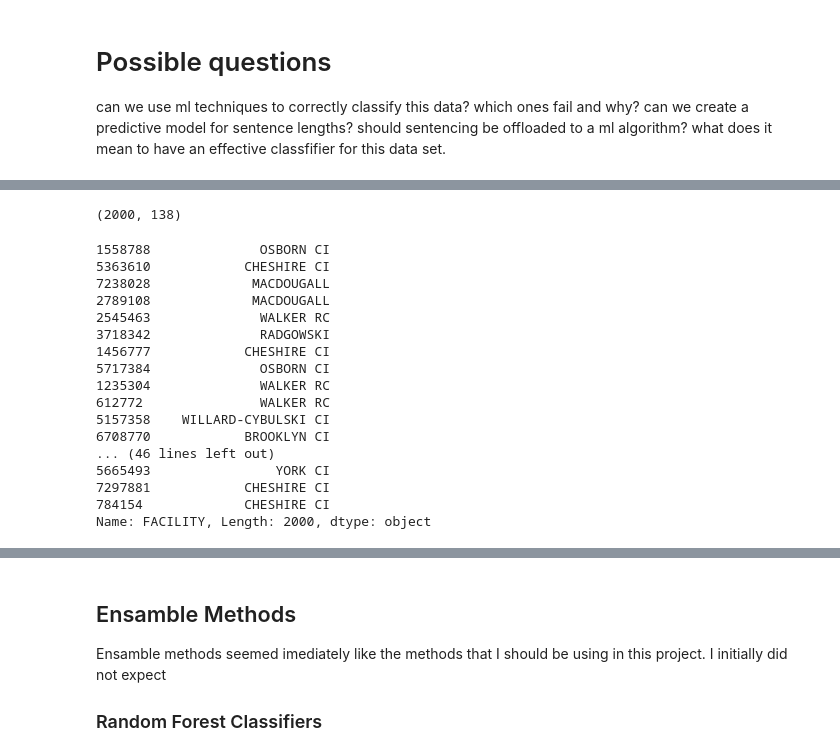
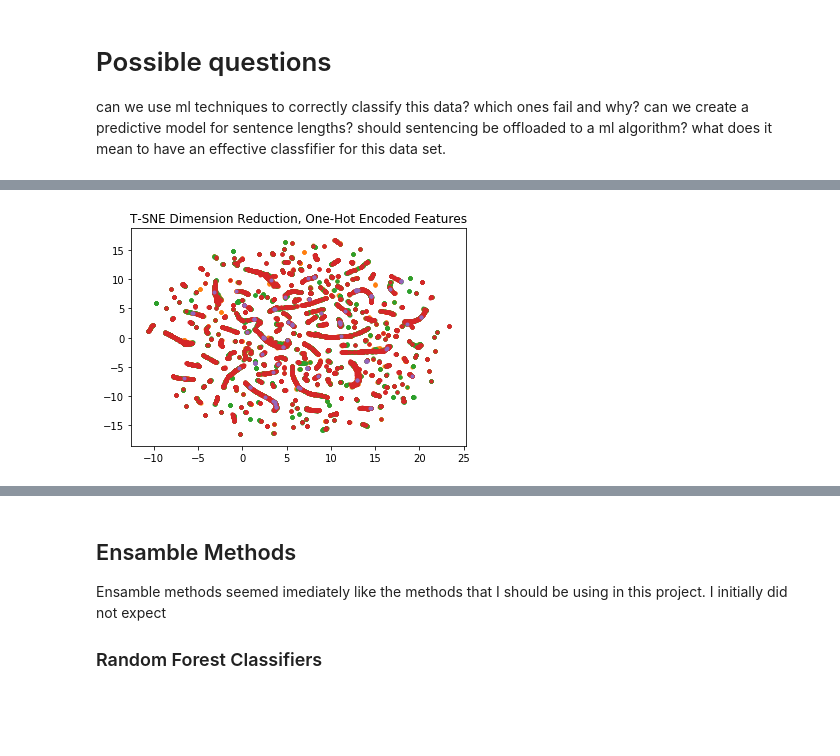
Before and after one commit to EthanMWalker/incarceration_research, a Jupyter notebook: ml/ETHANWALKER-404-FinalProject.ipynb, the cells around one changed output, grey strips where cells are left out. Cells and saved outputs as stored; diff of their text form; code cells hidden in the pictures; blank space fills up the shorter version.

```diff
--- a/ml/ETHANWALKER-404-FinalProject.ipynb
+++ b/ml/ETHANWALKER-404-FinalProject.ipynb
@@ -120,59 +120,39 @@ plt.show()
 # %%
-samp = df.sample(2000).copy()
+samp = df.sample(20000).copy()
 samp.RACE = pd.factorize(samp['RACE'])[0] + 1
 gender = pd.get_dummies(samp.GENDER).drop('F',axis=1)
 offense = pd.get_dummies(samp.OFFENSE).drop('POSSESSION OF NARCOTICS',axis=1)
 det = pd.get_dummies(samp.DETAINER).drop('IMMIGRATION',axis=1)
 fac = pd.get_dummies(samp.FACILITY).drop('MACDOUGALL',axis=1)
 samp_y = samp.RACE
 samp_X = pd.concat(
     [
         samp[['AGE','SENTENCE DAYS']],
-        gender, offense, det
+        gender, offense, det, fac
     ], axis = 1
 )
-print(samp_X.shape)
-# p = 30
+
+p = 30
 
 
-# reducer = umap.UMAP()
-# X = reducer.fit_transform(samp_X)
+reducer = umap.UMAP()
+X = reducer.fit_transform(samp_X)
 
-# mask0 = samp_y == 0
-# mask1 = samp_y == 1
-# mask2 = samp_y == 2
-# mask3 = samp_y == 3
-# mask4 = samp_y == 4
-# plt.scatter(X[:,0][mask0],X[:,1][mask0],marker='.')
-# plt.scatter(X[:,0][mask1],X[:,1][mask1],marker='.')
-# plt.scatter(X[:,0][mask2],X[:,1][mask2],marker='.')
-# plt.scatter(X[:,0][mask3],X[:,1][mask3],marker='.')
-# plt.scatter(X[:,0][mask4],X[:,1][mask4],marker='.')
-# plt.title('T-SNE Dimension Reduction')
-
-# plt.show()
+mask0 = samp_y == 0
+mask1 = samp_y == 1
+mask2 = samp_y == 2
+mask3 = samp_y == 3
+mask4 = samp_y == 4
+plt.scatter(X[:,0][mask0],X[:,1][mask0],marker='.')
+plt.scatter(X[:,0][mask1],X[:,1][mask1],marker='.')
+plt.scatter(X[:,0][mask2],X[:,1][mask2],marker='.')
+plt.scatter(X[:,0][mask3],X[:,1][mask3],marker='.')
+plt.scatter(X[:,0][mask4],X[:,1][mask4],marker='.')
+plt.title('T-SNE Dimension Reduction, One-Hot Encoded Features')
+plt.savefig('./images/TSNE2.pdf',bbox_inches='tight')
+plt.show()
 # %% [output]
-(2000, 138)
+[figure, added]
-# %%
-samp.FACILITY
-# %% [output]
-1558788              OSBORN CI
-5363610            CHESHIRE CI
-7238028             MACDOUGALL
-2789108             MACDOUGALL
-2545463              WALKER RC
-3718342              RADGOWSKI
-1456777            CHESHIRE CI
-5717384              OSBORN CI
-1235304              WALKER RC
-612772               WALKER RC
-5157358    WILLARD-CYBULSKI CI
-6708770            BROOKLYN CI
-... (46 lines left out)
-5665493                YORK CI
-7297881            CHESHIRE CI
-784154             CHESHIRE CI
-Name: FACILITY, Length: 2000, dtype: object
 # %%
 samp = df.sample(20000)
 samp.RACE = pd.factorize(samp['RACE'])[0] + 1
```
Also changed, not shown: parts of 5 cells of this notebook, 5 other files.
